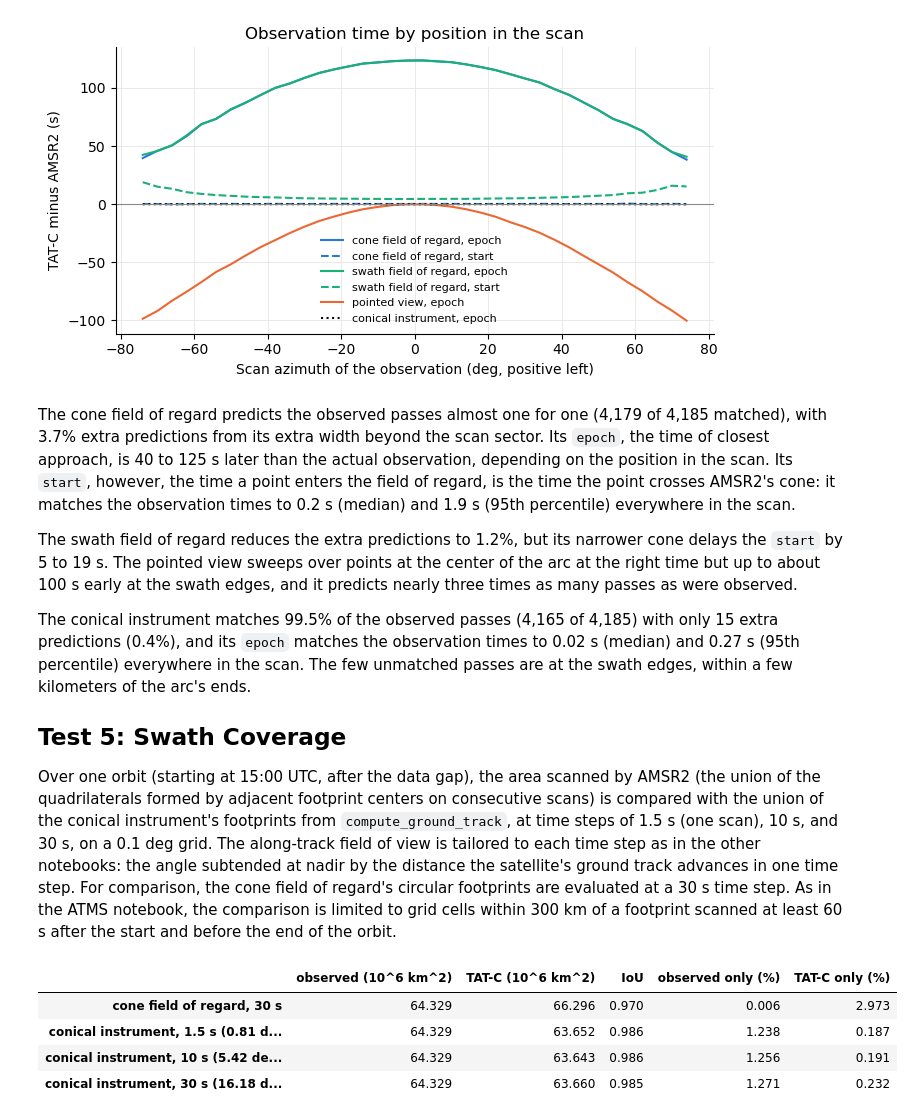
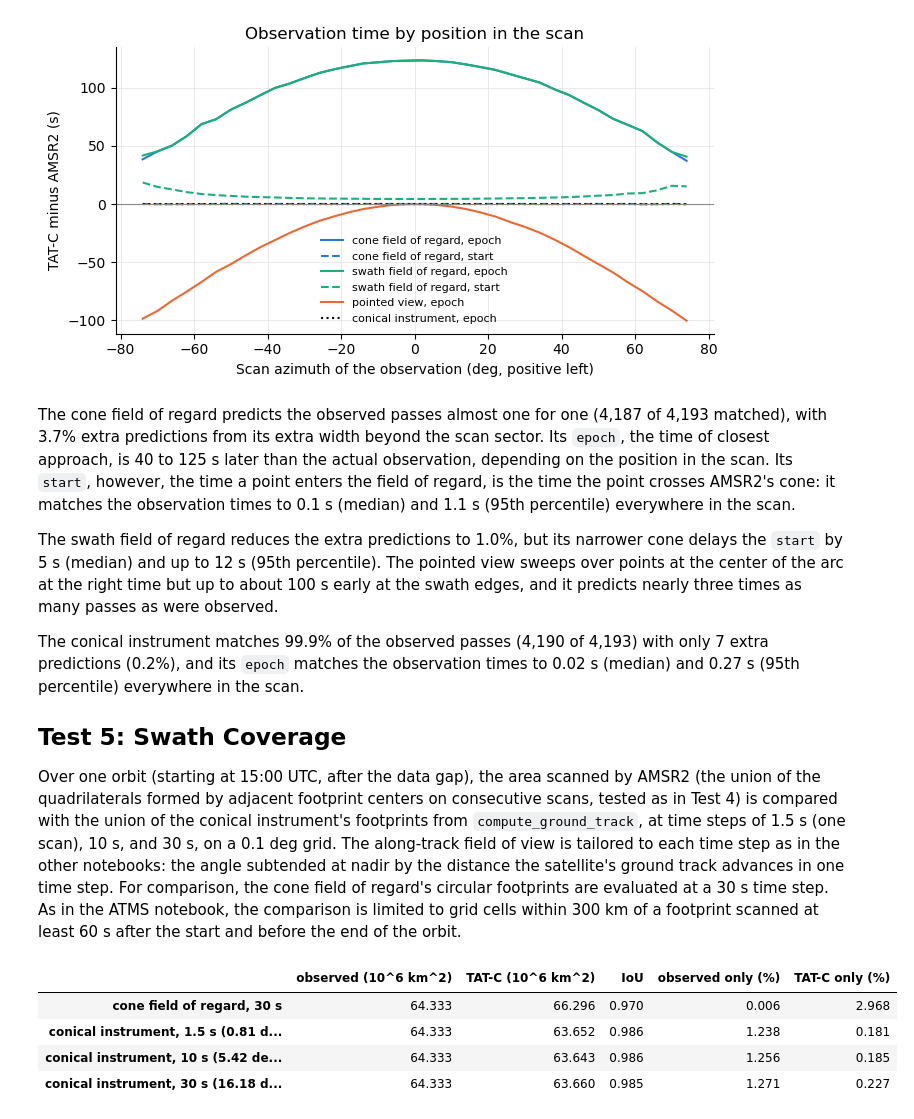
Before and after one commit to code-lab-org/tatc, a Jupyter notebook: docs/validation/ValidateConicalAMSR2.ipynb, the cells around one changed output. Drawn from its saved outputs; the diff is of its cells as text; code cells hidden in the pictures.

```diff
--- a/docs/validation/ValidateConicalAMSR2.ipynb
+++ b/docs/validation/ValidateConicalAMSR2.ipynb
@@ -461,9 +461,14 @@ for p, hits in enumerate(tree.query_ball_point(point_unit, r=2 * np.sin(60 / 637
     order = np.argsort(scan_time[k_all])
     hits, k_all = hits[order], k_all[order]
     for group in np.split(np.arange(len(hits)), np.nonzero(np.diff(scan_time[k_all]) > 600)[0] + 1):
-        best = hits[group][np.argmin(np.linalg.norm(foot_unit.reshape(-1, 3)[hits[group]] - point_unit[p], axis=-1))]
-        k, j = divmod(int(best), N_SAMPLES)
-        if not any(in_cell(point_unit[[p]], np.array([k + dk]), np.array([j + dj]))[0] for dk in (-1, 0) for dj in (-1, 0)):
+        nearest = hits[group][np.argsort(np.linalg.norm(foot_unit.reshape(-1, 3)[hits[group]] - point_unit[p], axis=-1))[:8]]
+        k, j = divmod(int(nearest[0]), N_SAMPLES)
+        if not any(
+            in_cell(point_unit[[p]], np.array([n // N_SAMPLES + dk]), np.array([n % N_SAMPLES + dj]))[0]
+            for n in nearest
+            for dk in (-1, 0)
+            for dj in (-1, 0)
+        ):
             continue
         target = ecef(points4.geometry.x.iloc[p], points4.geometry.y.iloc[p])
         crossing = cone_crossing(target, k)
@@ -540,15 +545,15 @@ plt.show()
 # %% [output]
 [figure]
 # %% [markdown]
-The cone field of regard predicts the observed passes almost one for one (4,179 of 4,185 matched), with 3.7% extra predictions from its extra width beyond the scan sector. Its `epoch`, the time of closest approach, is 40 to 125 s later than the actual observation, depending on the position in the scan. Its `start`, however, the time a point enters the field of regard, is the time the point crosses AMSR2's cone: it matches the observation times to 0.2 s (median) and 1.9 s (95th percentile) everywhere in the scan.
+The cone field of regard predicts the observed passes almost one for one (4,187 of 4,193 matched), with 3.7% extra predictions from its extra width beyond the scan sector. Its `epoch`, the time of closest approach, is 40 to 125 s later than the actual observation, depending on the position in the scan. Its `start`, however, the time a point enters the field of regard, is the time the point crosses AMSR2's cone: it matches the observation times to 0.1 s (median) and 1.1 s (95th percentile) everywhere in the scan.
 
-The swath field of regard reduces the extra predictions to 1.2%, but its narrower cone delays the `start` by 5 to 19 s. The pointed view sweeps over points at the center of the arc at the right time but up to about 100 s early at the swath edges, and it predicts nearly three times as many passes as were observed.
+The swath field of regard reduces the extra predictions to 1.0%, but its narrower cone delays the `start` by 5 s (median) and up to 12 s (95th percentile). The pointed view sweeps over points at the center of the arc at the right time but up to about 100 s early at the swath edges, and it predicts nearly three times as many passes as were observed.
 
-The conical instrument matches 99.5% of the observed passes (4,165 of 4,185) with only 15 extra predictions (0.4%), and its `epoch` matches the observation times to 0.02 s (median) and 0.27 s (95th percentile) everywhere in the scan. The few unmatched passes are at the swath edges, within a few kilometers of the arc's ends.
+The conical instrument matches 99.9% of the observed passes (4,190 of 4,193) with only 7 extra predictions (0.2%), and its `epoch` matches the observation times to 0.02 s (median) and 0.27 s (95th percentile) everywhere in the scan.
 
 ## Test 5: Swath Coverage
 
-Over one orbit (starting at 15:00 UTC, after the data gap), the area scanned by AMSR2 (the union of the quadrilaterals formed by adjacent footprint centers on consecutive scans) is compared with the union of the conical instrument's footprints from `compute_ground_track`, at time steps of 1.5 s (one scan), 10 s, and 30 s, on a 0.1 deg grid. The along-track field of view is tailored to each time step as in the other notebooks: the angle subtended at nadir by the distance the satellite's ground track advances in one time step. For comparison, the cone field of regard's circular footprints are evaluated at a 30 s time step. As in the ATMS notebook, the comparison is limited to grid cells within 300 km of a footprint scanned at least 60 s after the start and before the end of the orbit.
+Over one orbit (starting at 15:00 UTC, after the data gap), the area scanned by AMSR2 (the union of the quadrilaterals formed by adjacent footprint centers on consecutive scans, tested as in Test 4) is compared with the union of the conical instrument's footprints from `compute_ground_track`, at time steps of 1.5 s (one scan), 10 s, and 30 s, on a 0.1 deg grid. The along-track field of view is tailored to each time step as in the other notebooks: the angle subtended at nadir by the distance the satellite's ground track advances in one time step. For comparison, the cone field of regard's circular footprints are evaluated at a 30 s time step. As in the ATMS notebook, the comparison is limited to grid cells within 300 km of a footprint scanned at least 60 s after the start and before the end of the orbit.
 # %%
 from shapely import contains_xy, prepare
 
@@ -564,9 +569,9 @@ nearest_time5 = scan_time[scans5][nearest5 // N_SAMPLES] - scan_time[scans5[0]]
 duration5 = scan_time[scans5[-1]] - scan_time[scans5[0]]
 compared5 = (distance5 < 2 * np.sin(300 / 6371 / 2)) & (nearest_time5 > MARGIN5) & (nearest_time5 < duration5 - MARGIN5)
 observed5 = np.zeros(len(grid5), dtype=bool)
-_, nearest_two = cKDTree(foot_unit[scans5].reshape(-1, 3)).query(grid5[compared5], k=2, workers=-1)
-for column in range(2):
-    k, j = np.divmod(nearest_two[:, column], N_SAMPLES)
+_, nearest_eight = cKDTree(foot_unit[scans5].reshape(-1, 3)).query(grid5[compared5], k=8, workers=-1)
+for column in range(8):
+    k, j = np.divmod(nearest_eight[:, column], N_SAMPLES)
     k = scans5[k]
     inside = np.zeros(len(k), dtype=bool)
     for dk in (-1, 0):
@@ -576,37 +581,37 @@ for column in range(2):
 ground_speed5 = 2 * np.pi * 6371.0088e3 / orbit_period
 
 
 def swath_row(instrument, time_step):
     first, last = scan_time[scans5[0]], scan_time[scans5[-1]]
     n = int((last - first) // time_step)
     times = to_utc(first + time_step * (np.arange(n) + 0.5))
     geometry = compute_ground_track(gcomw.model_copy(update={"instruments": [instrument]}), times).geometry.iloc[0]
     prepare(geometry)
     predicted = np.zeros(len(grid5), dtype=bool)
     predicted[compared5] = contains_xy(geometry, lon5.ravel()[compared5], lat5.ravel()[compared5])
     area = lambda mask: np.sum(mask * cell_area5) / 1e6
     return {
         "observed (10^6 km^2)": area(observed5),
         "TAT-C (10^6 km^2)": area(predicted),
         "IoU": area(observed5 & predicted) / area(observed5 | predicted),
         "observed only (%)": 100 * area(observed5 & ~predicted) / area(observed5),
         "TAT-C only (%)": 100 * area(predicted & ~observed5) / area(predicted),
     }
 
 
 rows5 = {"cone field of regard, 30 s": swath_row(candidates["cone field of regard"], 30)}
 for time_step in [1.5, 10, 30]:
     width = np.degrees(2 * np.arctan(ground_speed5 * time_step / 2 / altitude))
     rows5[f"conical instrument, {time_step:g} s ({width:.2f} deg along track)"] = swath_row(
         candidates["conical instrument"].model_copy(update={"along_track_field_of_view": width}), time_step
     )
 pd.DataFrame(rows5).T.round(3)
 # %% [output]
 |  | observed (10^6 km^2) | TAT-C (10^6 km^2) | IoU | observed only (%) | TAT-C only (%) |
-| cone field of regard, 30 s | 64.329 | 66.296 | 0.970 | 0.006 | 2.973 |
-| conical instrument, 1.5 s (0.81 d... | 64.329 | 63.652 | 0.986 | 1.238 | 0.187 |
-| conical instrument, 10 s (5.42 de... | 64.329 | 63.643 | 0.986 | 1.256 | 0.191 |
-| conical instrument, 30 s (16.18 d... | 64.329 | 63.660 | 0.985 | 1.271 | 0.232 |
+| cone field of regard, 30 s | 64.333 | 66.296 | 0.970 | 0.006 | 2.968 |
+| conical instrument, 1.5 s (0.81 d... | 64.333 | 63.652 | 0.986 | 1.238 | 0.181 |
+| conical instrument, 10 s (5.42 de... | 64.333 | 63.643 | 0.986 | 1.256 | 0.185 |
+| conical instrument, 30 s (16.18 d... | 64.333 | 63.660 | 0.985 | 1.271 | 0.227 |
 # %% [markdown]
 The conical instrument's swath matches the area AMSR2 scans over an orbit with an IoU of 0.986, and, unlike the cone field of regard (whose circles extend 3% beyond the scanned swath), with little area outside it (0.2%). Because its footprint is the arc swept along track by the distance the along-track field of view subtends at nadir, the result is the same for time steps from one scan (1.5 s) to 30 s. About 1.2% of the scanned area is missed, mostly in narrow gaps between consecutive footprints: they tile without margin, and the arc, 844 km ahead of the satellite, moves over the ground slightly faster than the sub-satellite ground track used to tailor the field of view. A slightly larger along-track field of view would close them.
 
```
Also changed, not shown: parts of 3 cells of this notebook, 19 other files.
